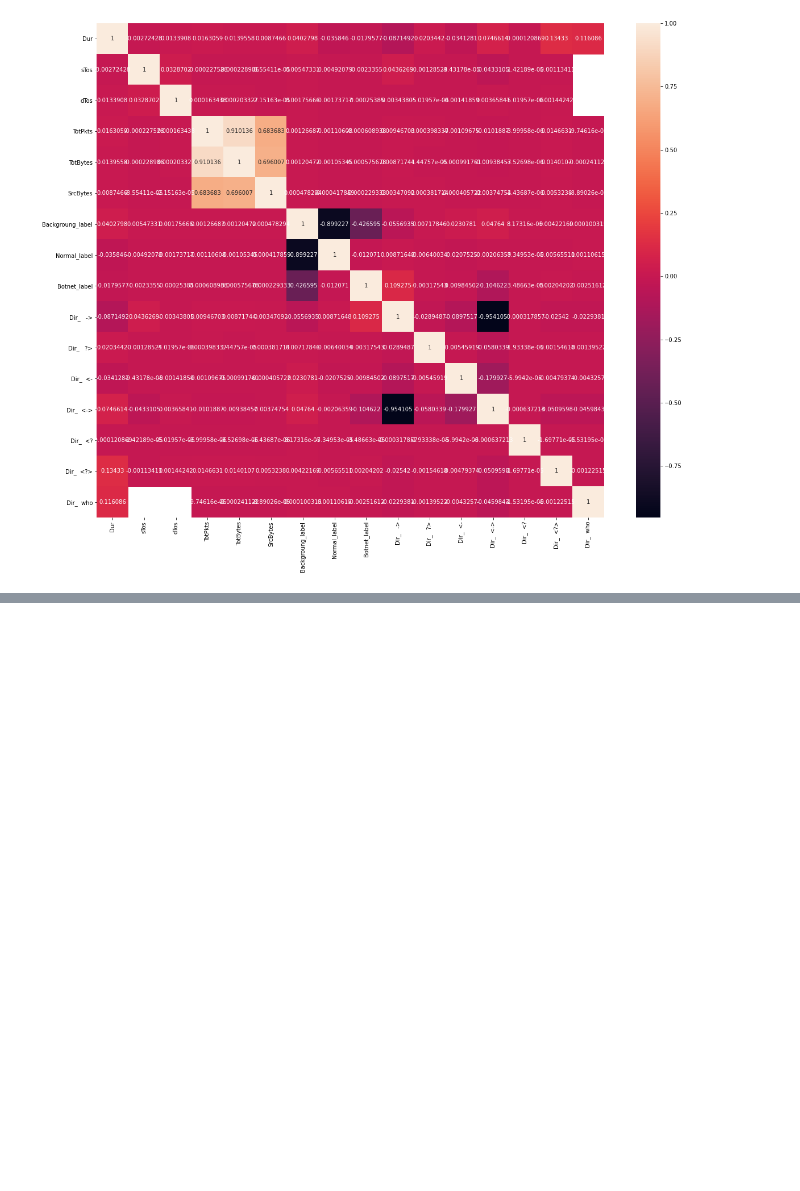
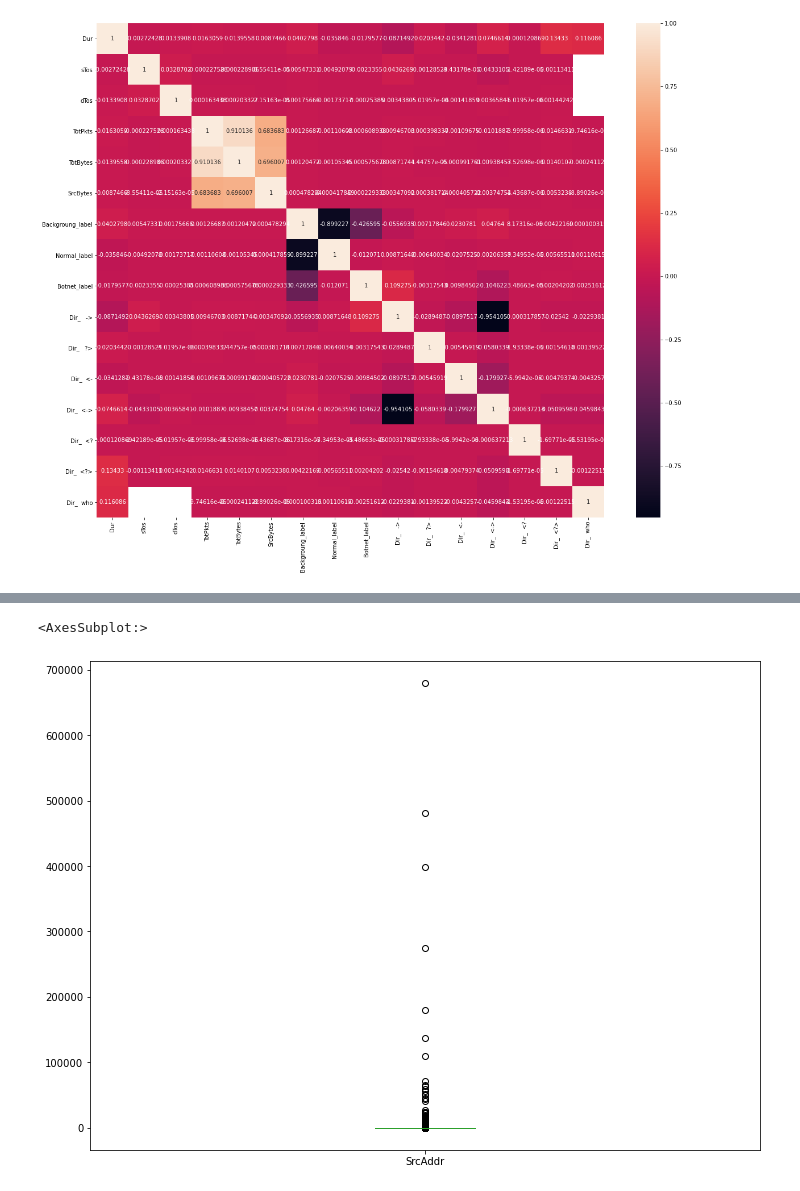
Before and after one commit to mgendr/CTU_13_Supervision_Des_Systemes, a Jupyter notebook: First Analysis.ipynb, the cells around one changed output, grey strips where cells are left out. Cells and saved outputs as stored; diff of their text form; code cells hidden in the pictures; blank space fills up the shorter version.

```diff
--- a/First Analysis.ipynb
+++ b/First Analysis.ipynb
@@ -207,0 +222,6 @@ plot_corr_matrix_for_one_hot(df, "Dir")
+# %%
+plt.rcParams["figure.figsize"] = (12, 9)
+df.SrcAddr.value_counts().reset_index(drop=True).plot.box()
+# %% [output]
+<AxesSubplot:>
+[figure, added]
```
Also changed, not shown: parts of 15 cells of this notebook.
